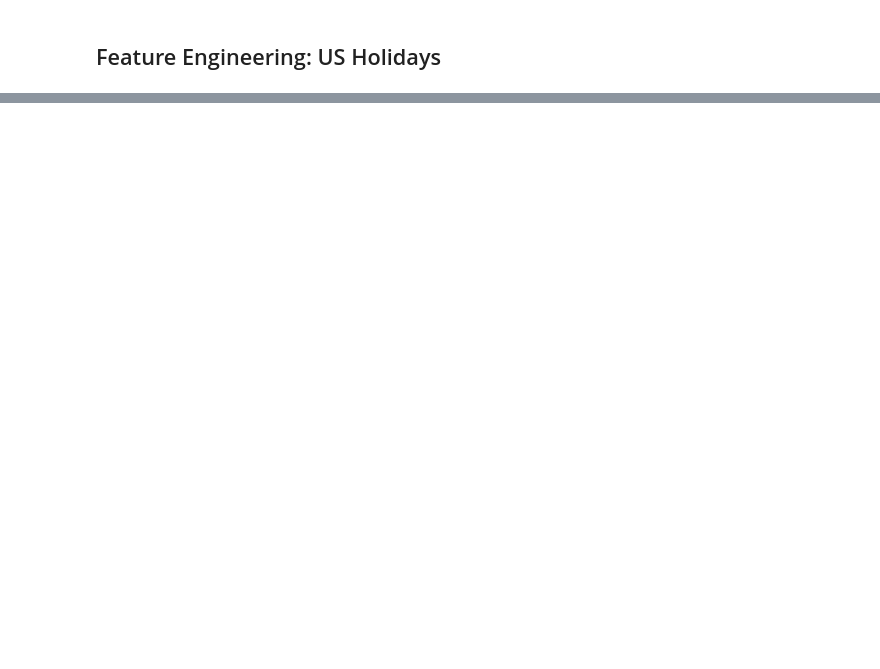
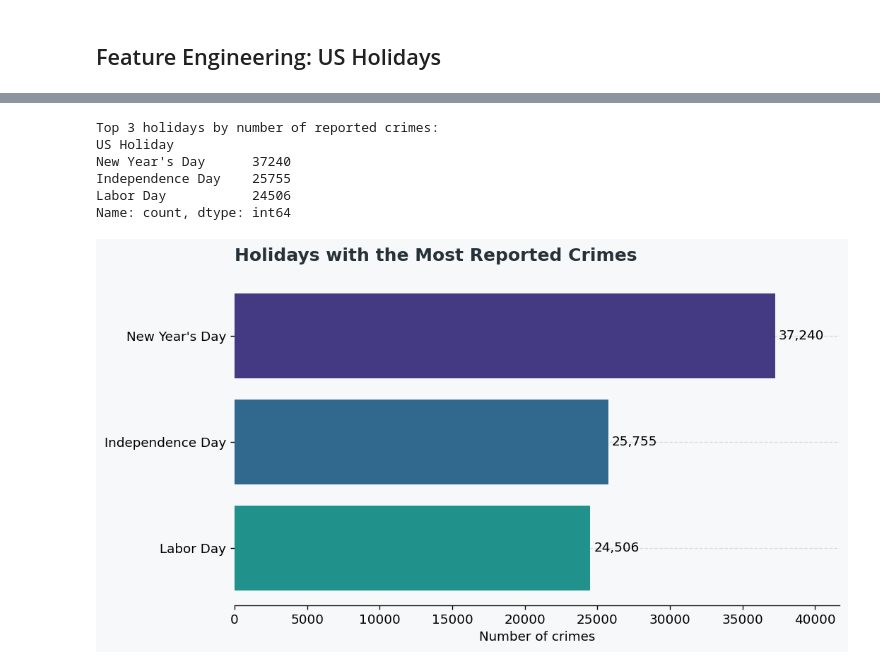
Before and after one commit to swirita/Chicago-Crime-Analysis-and-Forecasting, a Jupyter notebook: notebooks/02_crime_analysis_forecast.ipynb, the cells around one changed output, grey strips where cells are left out. Saved outputs shown, nothing was run; the diff lists cells and outputs as text; code cells hidden in the pictures; blank space fills up the shorter version.

```diff
--- a/notebooks/02_crime_analysis_forecast.ipynb
+++ b/notebooks/02_crime_analysis_forecast.ipynb
@@ -791,0 +483,23 @@ print(f'Lowest seasonal point: {annual_low_month}')
+# %%
+holiday_df = df[df["US Holiday"].notna()]
+top_holidays = holiday_df["US Holiday"].value_counts().head(3)
+
+print("Top 3 holidays by number of reported crimes:")
+print(top_holidays)
+
+fig, ax = plt.subplots(figsize=(9, 5))
+plot_data = top_holidays.sort_values()
+bars = ax.barh(plot_data.index, plot_data.values, color=RANK_COLORS[:3][::-1])
+ax.bar_label(bars, labels=[f"{value:,}" for value in plot_data.values], padding=3)
+ax.margins(x=0.12)
+style_chart(ax, "Holidays with the Most Reported Crimes", xlabel="Number of crimes")
+plt.tight_layout()
+plt.show()
+# %% [output]
+Top 3 holidays by number of reported crimes:
+US Holiday
+New Year's Day      37240
+Independence Day    25755
+Labor Day           24506
+Name: count, dtype: int64
+[figure, added]
```
Also changed, not shown: parts of 79 cells of this notebook.
